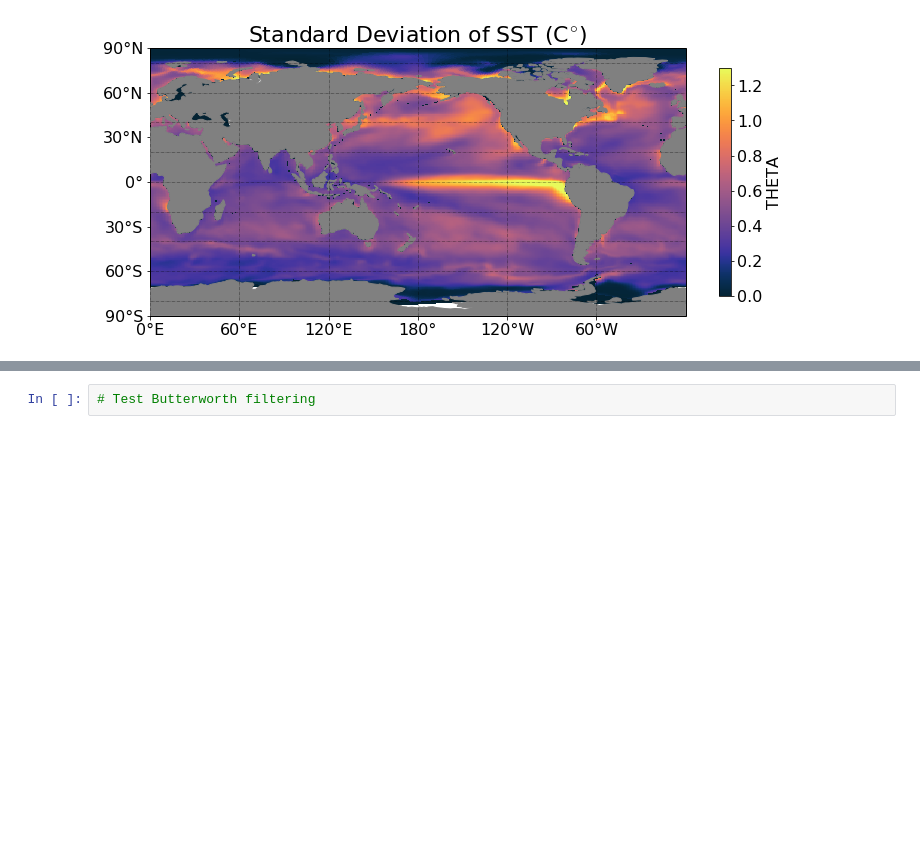
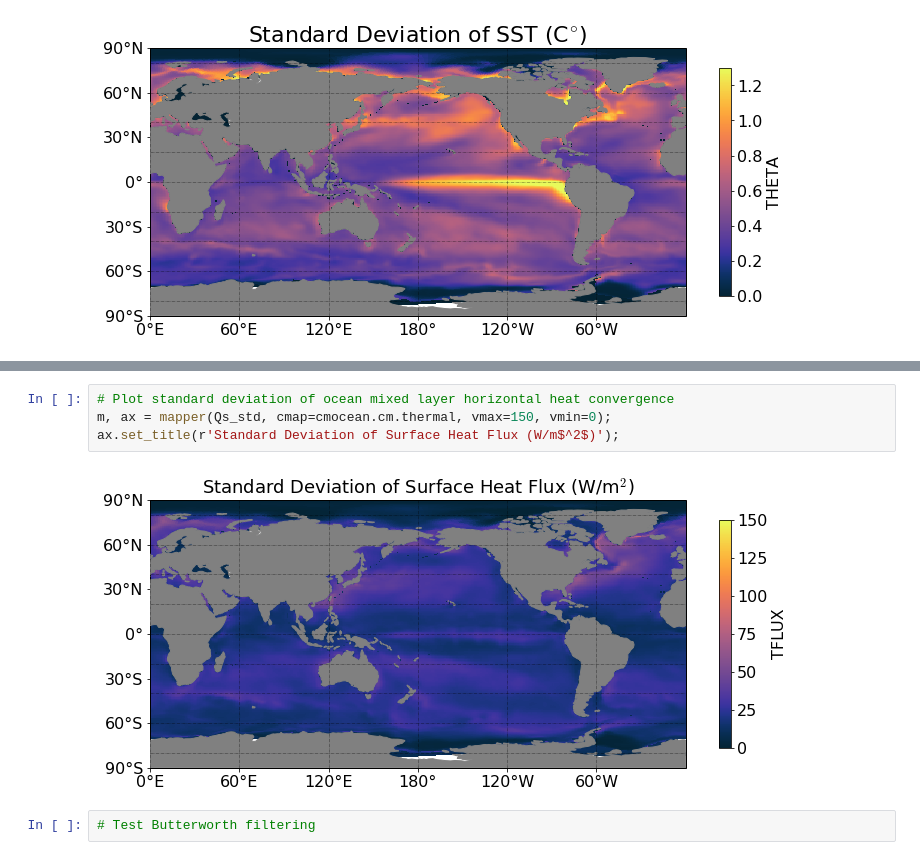
Before and after one commit to cpatrizio88/pangeo_ECCO, a Jupyter notebook: test_ecco.ipynb, the cells around one changed output, grey strips where cells are left out. Drawn from its saved outputs; the diff is of its cells as text; blank space fills up the shorter version.

```diff
--- a/test_ecco.ipynb
+++ b/test_ecco.ipynb
@@ -639,3 +647,9 @@ ax.set_title(r'Standard Deviation of SST (C$^{\circ}$)');
+# %%
+# Plot standard deviation of ocean mixed layer horizontal heat convergence
+m, ax = mapper(Qs_std, cmap=cmocean.cm.thermal, vmax=150, vmin=0);
+ax.set_title(r'Standard Deviation of Surface Heat Flux (W/m$^2$)');
+# %% [output]
+[figure, added]
 # %%
 # Test Butterworth filtering
 # %%
```
Also changed, not shown: parts of 16 cells of this notebook.
